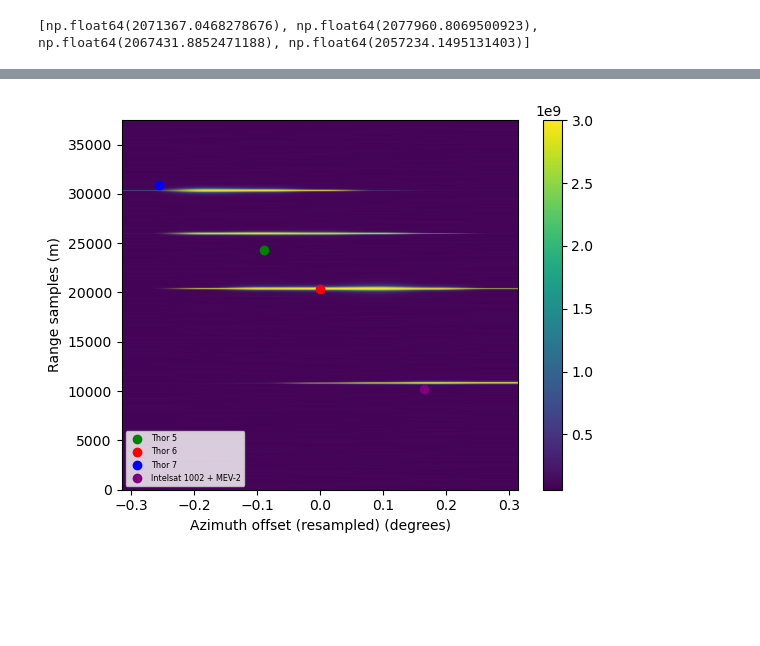
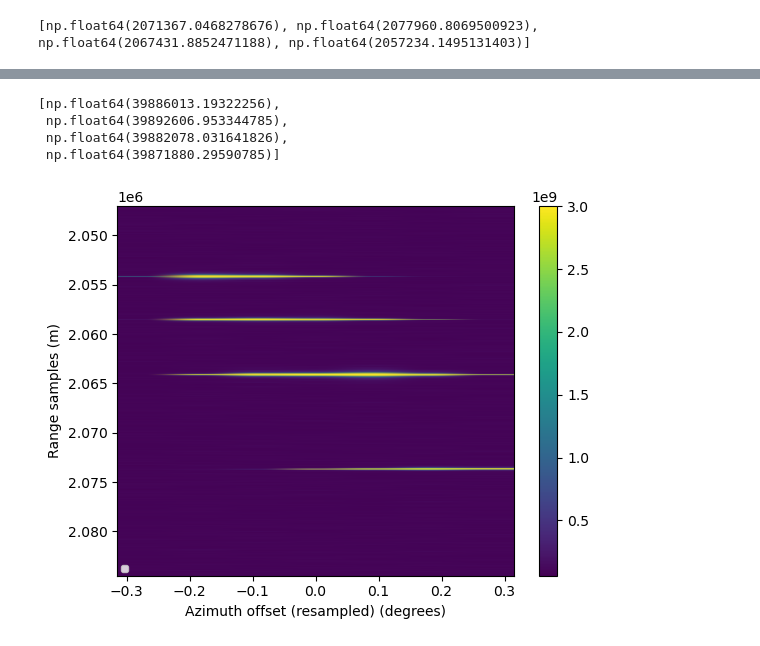
Before and after one commit to phoeberyder/geo-scan, a Jupyter notebook: gaussian_position_finder_and_plotter.ipynb, the cells around one changed output, grey strips where cells are left out. Drawn from its saved outputs; the diff is of its cells as text; code cells hidden in the pictures; blank space fills up the shorter version.

```diff
--- a/gaussian_position_finder_and_plotter.ipynb
+++ b/gaussian_position_finder_and_plotter.ipynb
@@ -62,6 +62,6 @@ range_list = []
 range_rate_list = []
 for i in norad_list:
     print(range_finder_general(i))
-    range_list.append(range_finder_general(i)[0])
+    range_list.append(range_finder_general(i)[2])
     range_rate_list.append(range_finder_general(i)[1])
 # %% [output]
@@ -97,27 +118,35 @@ thor_5_range = 2773
 thor_7_range = 3238
 thor_6_range = 2176
 intelsat_range = 1157
+# %%
+test = [x*1000 for x in range_list]
+test
+# %% [output]
+[np.float64(39886013.19322256),
+ np.float64(39892606.953344785),
+ np.float64(39882078.031641826),
+ np.float64(39871880.29590785)]
 # %%
 range_axis = np.linspace(0, pri * c / 2, points)
 range_max = range_axis[222500] - range_axis[218500]
 range_arr = np.linspace(0, range_max, 4000)
-range_arr_tle = range_arr + 35
 test_2 = [x-test[2] for x in test]
 test_3 = [x+range_arr[thor_6_range] for x in test_2]
-plt.imshow(end_arr.T, origin='lower', vmax=3e9, aspect='auto', extent=[az_offset_1[0], az_offset_1[-1], 0, range_max])
+test_3=test
+plt.imshow(end_arr.T, origin='lower', vmax=3e9, aspect='auto', extent=[az_offset_1[0], az_offset_1[-1], range_axis[222500], range_axis[218500]])
 plt.xlabel('Azimuth offset (resampled) (degrees)')
 plt.colorbar()
-plt.scatter(thor_5_az_1[3], test_3[0], c='g', label='Thor 5')
-plt.scatter(thor_6_az_1[3], test_3[2], c='r', label='Thor 6')
-plt.scatter(thor_7_az_1[3], test_3[1], c='blue', label='Thor 7')
-plt.scatter(intelsat_az_1[3], test_3[3], c='purple', label='Intelsat 1002 + MEV-2')
+# plt.scatter(thor_5_az_1[3], test_3[0], c='g', label='Thor 5')
+# plt.scatter(thor_6_az_1[3], test_3[2], c='r', label='Thor 6')
+# plt.scatter(thor_7_az_1[3], test_3[1], c='blue', label='Thor 7')
+# plt.scatter(intelsat_az_1[3], test_3[3], c='purple', label='Intelsat 1002 + MEV-2')
 
 plt.ylabel('Range samples (m)')
 plt.legend(fontsize='xx-small', loc=3)
 plt.title('')
 plt.show()
 # %% [output]
-[figure, old version]
+[figure, new version]
 # %%
 thor_6_peak = peak_finder_general(thor_6_range, num_resampled, data_resampled)
 thor_5_peak = peak_finder_general(thor_5_range, num_resampled, data_resampled)
```
Also changed, not shown: parts of 13 cells of this notebook, 1 other file.
